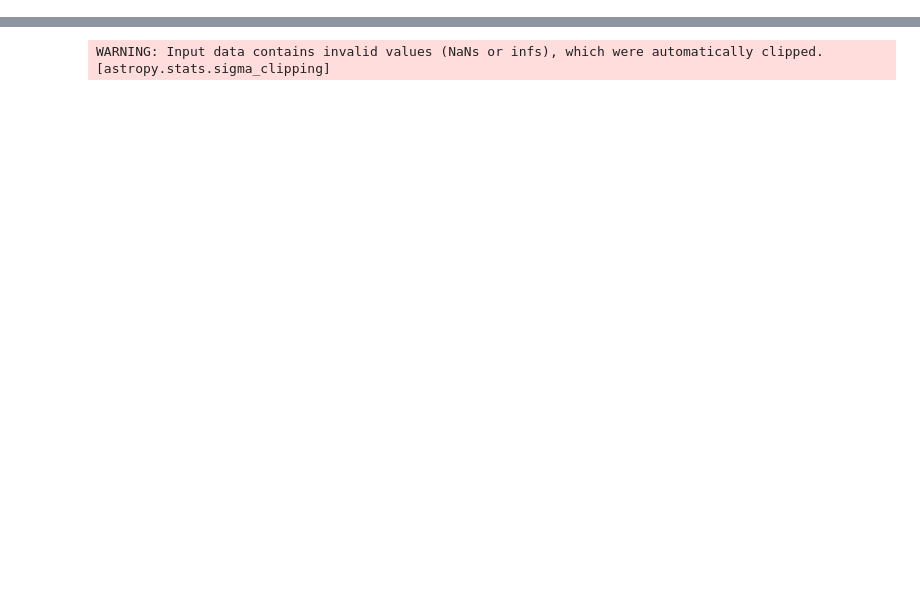
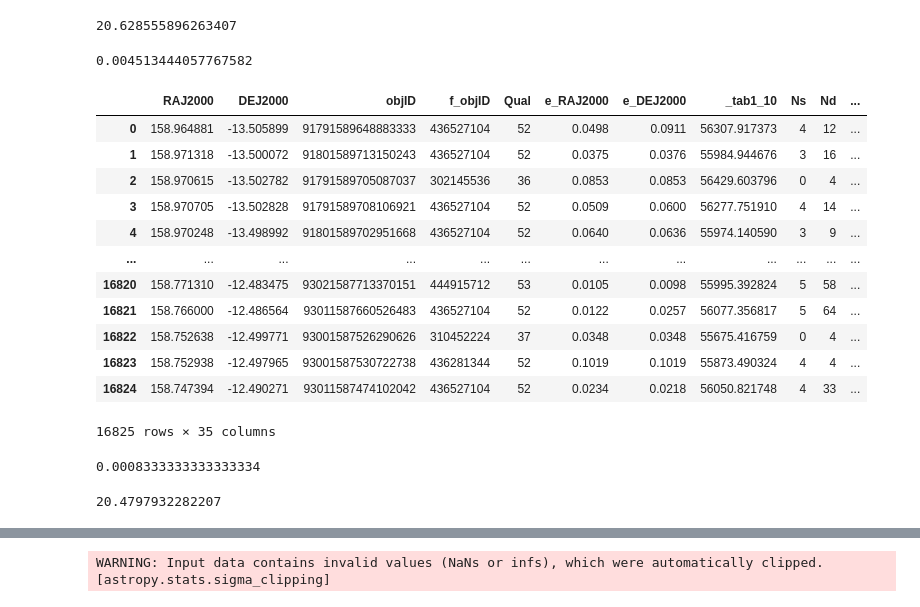
Before and after one commit to CheerfulUser/TESSreduce, a Jupyter notebook: development/test_class.ipynb, the cells around one changed output, grey strips where cells are left out. Cells and saved outputs as stored; diff of their text form; code cells hidden in the pictures; blank space fills up the shorter version.

```diff
--- a/development/test_class.ipynb
+++ b/development/test_class.ipynb
@@ -8,6 +8,20 @@ from astropy import units as u
 # %%
 ra = 189.1385817
 dec = 11.2316535
+ra = 261.6219292
+dec = 71.0940694
+sector = 22
+ra = 73.95900417
+dec = -61.75666111
+sector = 1
+# good example!
+ra = 158.8282917
+dec = -13.0054389
+sector = 35
+
+ra = 269.0488792
+dec = 62.75700278
+sector = 21
 
 #ra = 359.3247917
 #dec = -15.6314639
@@ -17,5 +31,9 @@ dec = 11.2316535
 #c = SkyCoord('10 18 13.12 +71 55 44.2', unit=(u.hourangle, u.deg), frame='icrs')
 #ra = c.ra.deg
 #dec = c.dec.deg
-trc = tr.tessreduce(ra=ra,dec=dec,size=90)#,sector=sector)
+#tess = tr.tessreduce(tpf='../../../../data/tess/2021dbg.fits',verbose=0)#ra=ra,dec=dec,size=90)#,sector=sector)
+#ra = 10.59804583
+#dec = 41.19782778
+#sector = 17
+tess = tr.tessreduce(ra=ra,dec=dec,size=90,sector=sector)
 # %%
@@ -36,2 +70,4 @@ WARNING: Input data contains invalid values (NaNs or infs), which were automatic
 [interactive output not drawn]
 [interactive output not drawn]
+# %%
+tess.lc[1] -= np.nanmedian(tess.lc[1,:400])
@@ -37,0 +124,26 @@ WARNING: Input data contains invalid values (NaNs or infs), which were automatic
+# %%
+tess.tzp
+# %% [output]
+20.628555896263407
+# %%
+tess.tzp_e
+# %% [output]
+0.004513444057767582
+# %%
+table = tr.Get_Catalogue(tess.tpf,Catalog='ps1')
+# %%
+table
+# %% [output]
+|  | RAJ2000 | DEJ2000 | objID | f_objID | Qual | e_RAJ2000 | e_DEJ2000 | _tab1_10 | Ns | Nd | ... |
+| 0 | 158.964881 | -13.505899 | 91791589648883333 | 436527104 | 52 | 0.0498 | 0.0911 | 56307.917373 | 4 | 12 | ... |
+| 1 | 158.971318 | -13.500072 | 91801589713150243 | 436527104 | 52 | 0.0375 | 0.0376 | 55984.944676 | 3 | 16 | ... |
+| 2 | 158.970615 | -13.502782 | 91791589705087037 | 302145536 | 36 | 0.0853 | 0.0853 | 56429.603796 | 0 | 4 | ... |
+| 3 | 158.970705 | -13.502828 | 91791589708106921 | 436527104 | 52 | 0.0509 | 0.0600 | 56277.751910 | 4 | 14 | ... |
+| 4 | 158.970248 | -13.498992 | 91801589702951668 | 436527104 | 52 | 0.0640 | 0.0636 | 55974.140590 | 3 | 9 | ... |
+| ... | ... | ... | ... | ... | ... | ... | ... | ... | ... | ... | ... |
+| 16820 | 158.771310 | -12.483475 | 93021587713370151 | 444915712 | 53 | 0.0105 | 0.0098 | 55995.392824 | 5 | 58 | ... |
+| 16821 | 158.766000 | -12.486564 | 93011587660526483 | 436527104 | 52 | 0.0122 | 0.0257 | 56077.356817 | 5 | 64 | ... |
+| 16822 | 158.752638 | -12.499771 | 93001587526290626 | 310452224 | 37 | 0.0348 | 0.0348 | 55675.416759 | 0 | 4 | ... |
+| 16823 | 158.752938 | -12.497965 | 93001587530722738 | 436281344 | 52 | 0.1019 | 0.1019 | 55873.490324 | 4 | 4 | ... |
+| 16824 | 158.747394 | -12.490271 | 93011587474102042 | 436527104 | 52 | 0.0234 | 0.0218 | 56050.821748 | 4 | 33 | ... |
+16825 rows × 35 columns
@@ -37,0 +156,4 @@ WARNING: Input data contains invalid values (NaNs or infs), which were automatic
+# %%
+3/60**2
+# %% [output]
+0.0008333333333333334
@@ -37,0 +164,4 @@ WARNING: Input data contains invalid values (NaNs or infs), which were automatic
+# %%
+np.nanmedian(diff) + tess.tzp
+# %% [output]
+20.4797932282207
```
Also changed, not shown: parts of 35 cells of this notebook, 8 other files.
